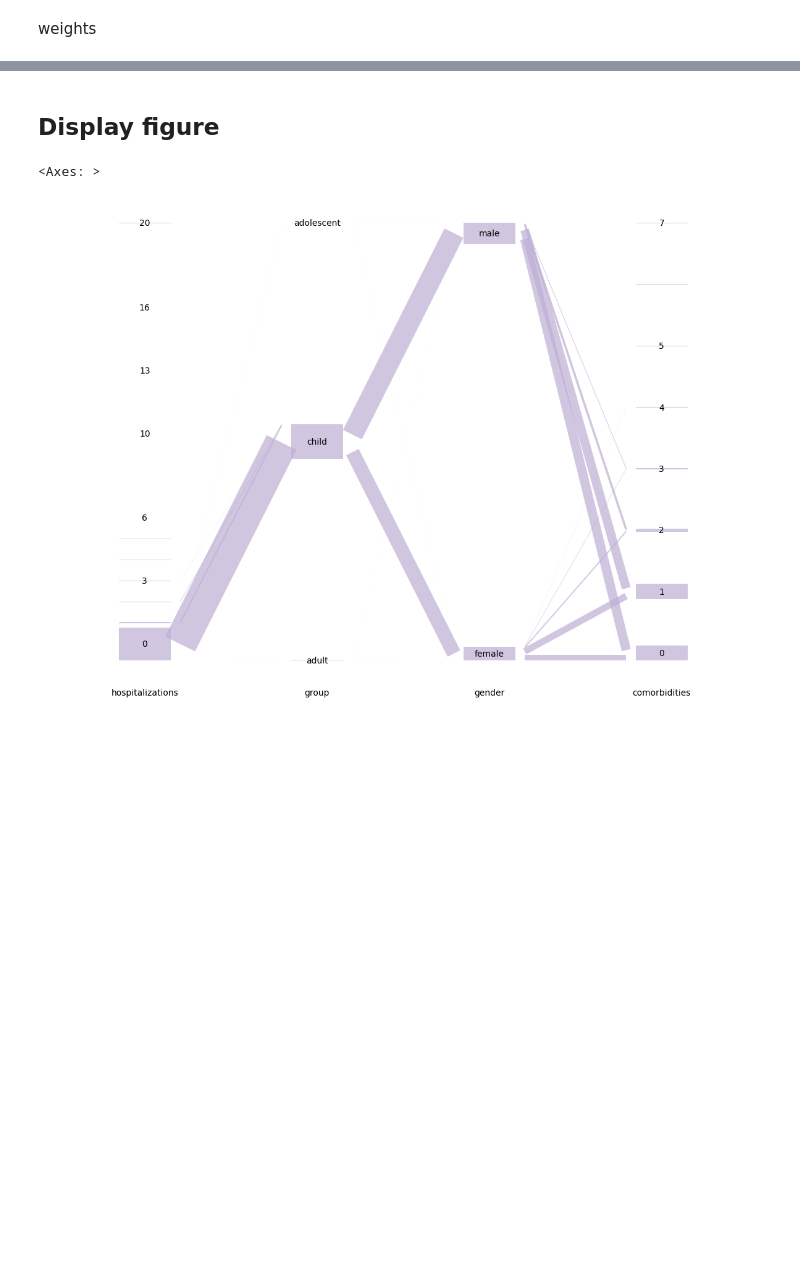
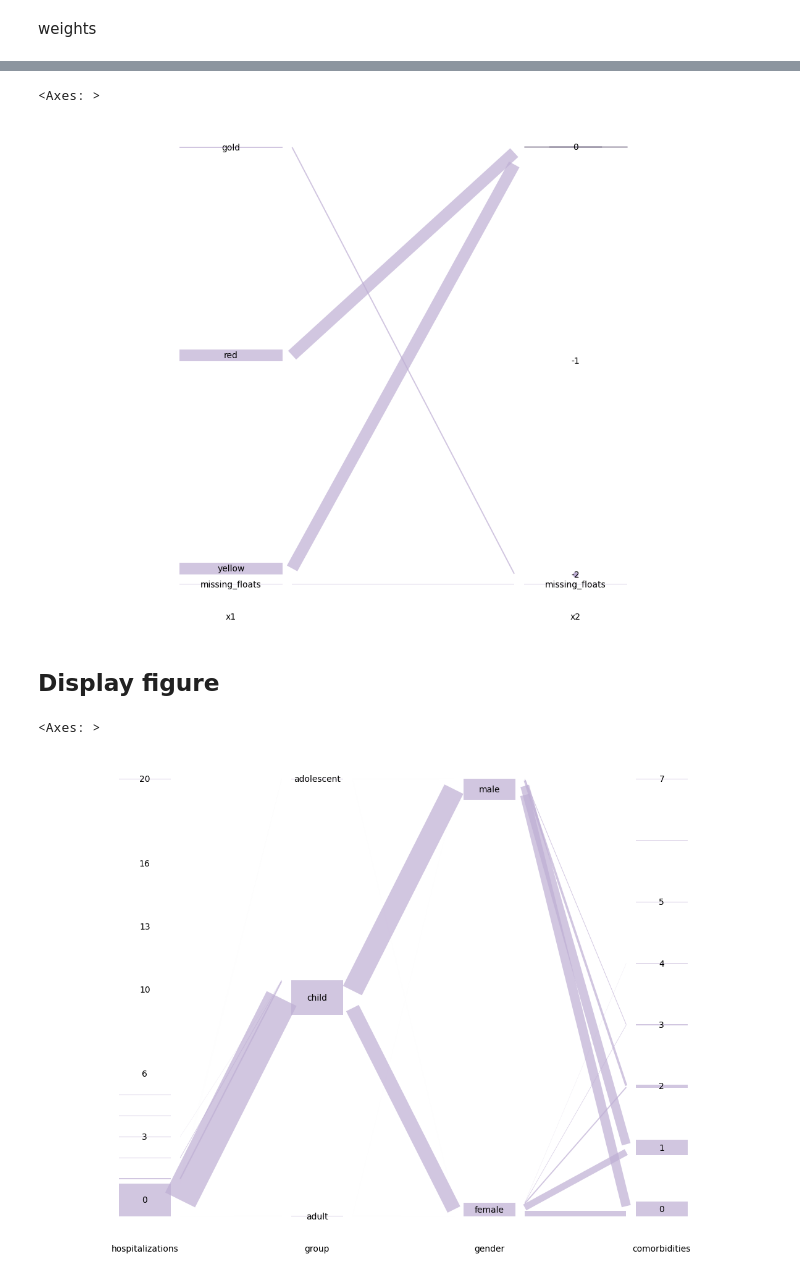
Before and after one commit to TianchengY/hammock_plot, a Jupyter notebook: test_suite/test_suite.ipynb, the cells around one changed output, grey strips where cells are left out. Drawn from its saved outputs; the diff is of its cells as text; code cells hidden in the pictures; blank space fills up the shorter version.

```diff
--- a/test_suite/test_suite.ipynb
+++ b/test_suite/test_suite.ipynb
@@ -921,16 +871,22 @@ Test failed: Significant difference found in Categorical Same Scale Test
 # %%
 # weights 2 (floats)
 df = df_weights
+
+filename = "weights_floats.png"
 
 hammock = hammock_plot.Hammock(df)
 hammock.plot(
     var=["x1", "x2"],
     weights="weight3",
     missing=True,
     missing_placeholder="missing_floats",
-    display_figure=False,
+    display_type={"x2": "box"},
+    display_figure=True,
     save_path=os.path.join(EXPECTED_PATH if GENERATE_EXPECTED else RESULT_PATH, filename)
 )
+# %% [output]
+<Axes: >
+[figure, added]
 # %% [markdown]
 ## Display figure
 # %%
```
Also changed, not shown: parts of 25 cells of this notebook, 3 other files.
